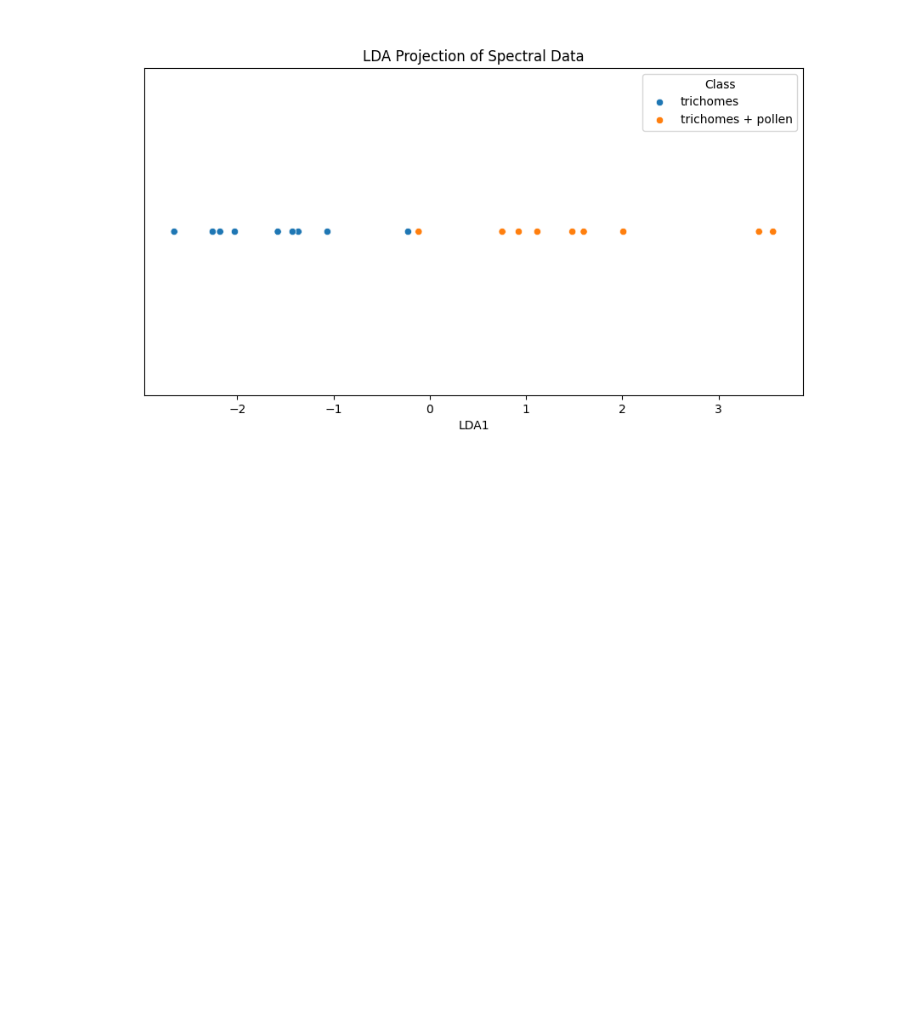
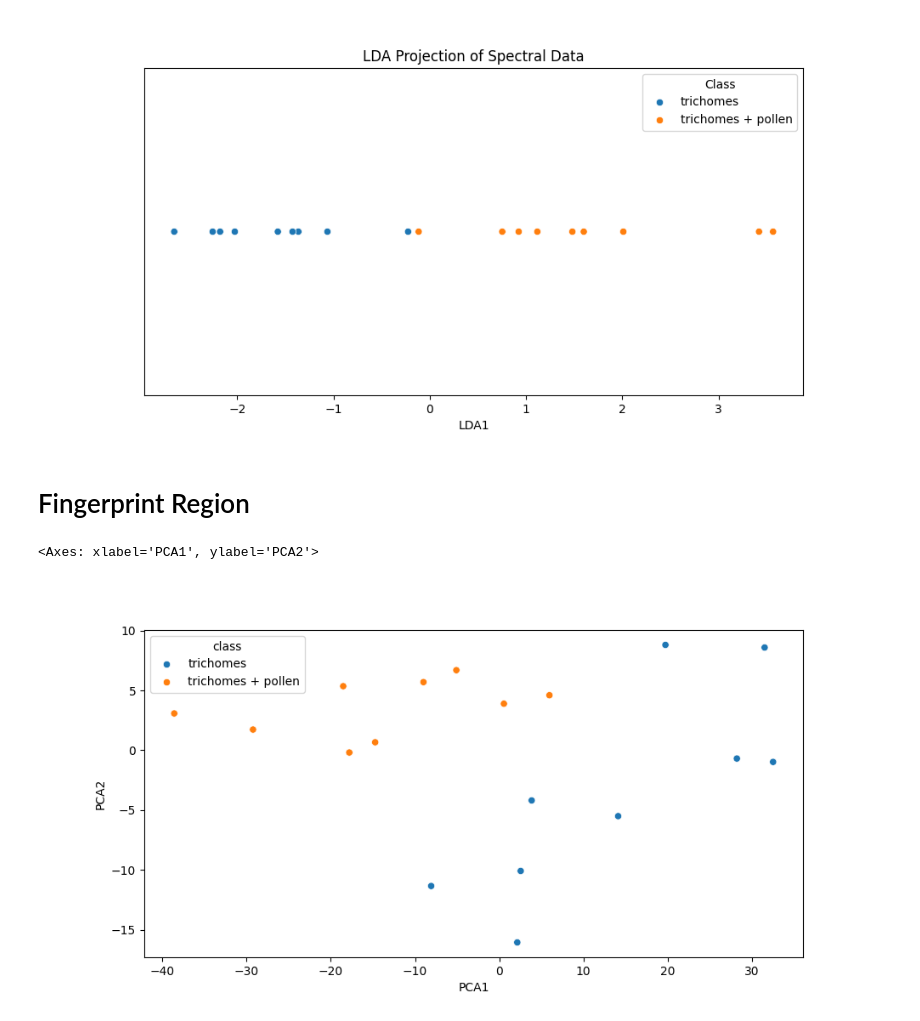
Before and after one commit to akaeii/mango_ftir_optimization, a Jupyter notebook: principal_component_analysis.ipynb, the cells around one changed output. Drawn from its saved outputs; the diff is of its cells as text; code cells hidden in the pictures; blank space fills up the shorter version.

Commit message:
Added PCA of fingerprint region for solid samples.

```diff
--- a/principal_component_analysis.ipynb
+++ b/principal_component_analysis.ipynb
@@ -87,3 +89,40 @@ plt.legend(title='Class')
 plt.show()
 # %% [output]
 [figure]
+# %% [markdown]
+<h1>Fingerprint Region</h1>
+# %%
+from sklearn.decomposition import PCA
+from sklearn.preprocessing import StandardScaler
+import matplotlib.pyplot as plt
+import pandas as pd
+
+%matplotlib widget
+trichomes_spectra = pd.read_csv("mango_trichomes/compiled_spectral_data/mango_trichomes_32_scans.csv")
+trichomes_pollen_spectra = pd.read_csv("trichomes_pollen/compiled_spectral_data/trichomes_pollen_scan32.csv")
+wavenumber = pd.read_csv("trichomes_pollen/compiled_spectral_data/wavenumber.csv",header=0).iloc[1068:1552,:]
+trichomes_spectra = trichomes_spectra.iloc[1068:1552,:].T.reset_index(drop=True)
+trichomes_pollen_spectra = trichomes_pollen_spectra.iloc[1068:1552,:].T.reset_index(drop=True)
+trichomes_spectra.columns = wavenumber['wavenumber']
+trichomes_pollen_spectra.columns = wavenumber['wavenumber']
+
+trichomes_spectra['class'] = 'trichomes'
+trichomes_pollen_spectra['class'] = 'trichomes + pollen'
+main_df = pd.concat([trichomes_spectra, trichomes_pollen_spectra], axis=0, ignore_index=True)
+main_df.columns.name = None
+pca = PCA(n_components=2)
+scaler = StandardScaler()
+y = main_df.pop('class')
+X = main_df
+X = scaler.fit_transform(X)
+
+import seaborn as sns
+pca_result = pca.fit_transform(X)
+pca_df = pd.DataFrame(pca_result, columns=['PCA1', 'PCA2'])
+
+pca_plot, axis = plt.subplots(1,1, figsize=(10,5))
+
+sns.scatterplot(x=pca_df['PCA1'], y=pca_df['PCA2'], hue=y.astype(str), palette='tab10', marker='o')
+# %% [output]
+<Axes: xlabel='PCA1', ylabel='PCA2'>
+[figure, added]
```
Also changed, not shown: parts of 1 cell of this notebook.
